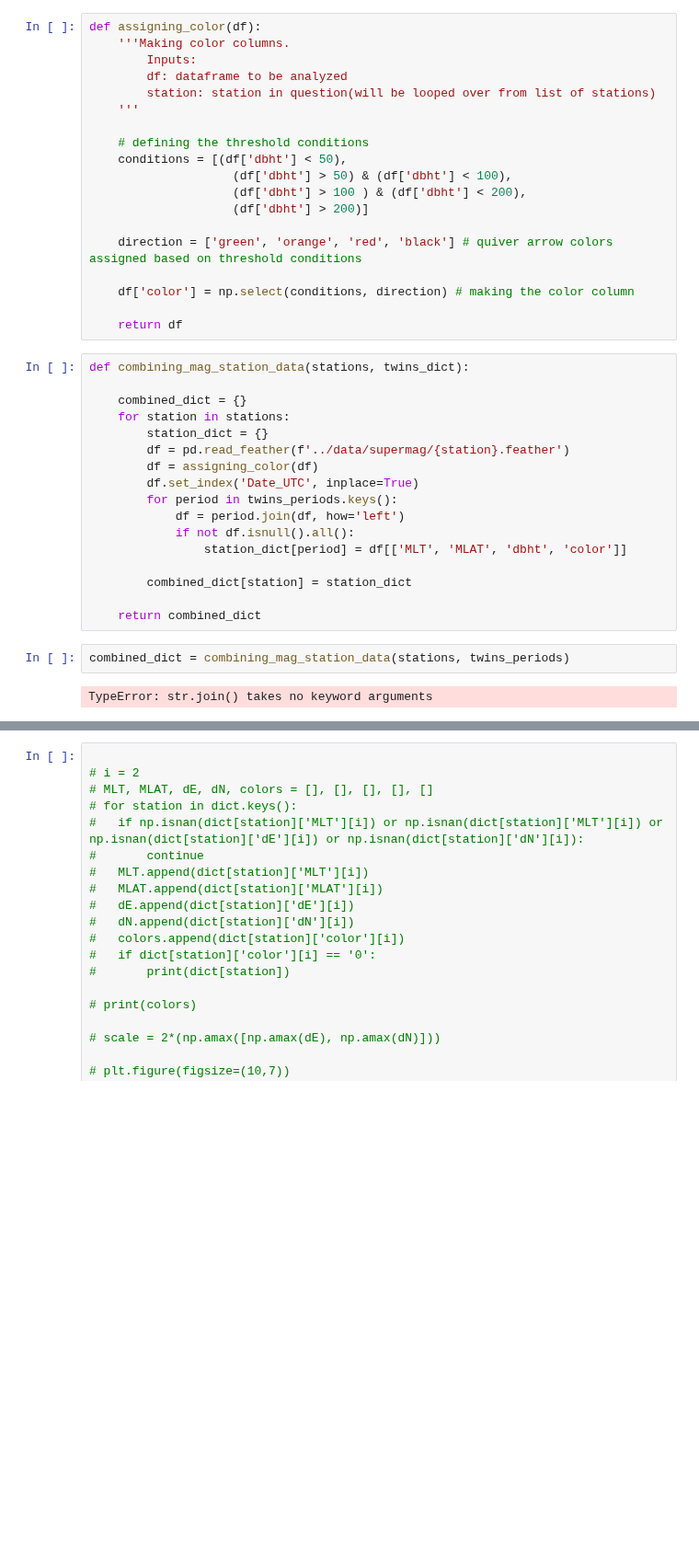
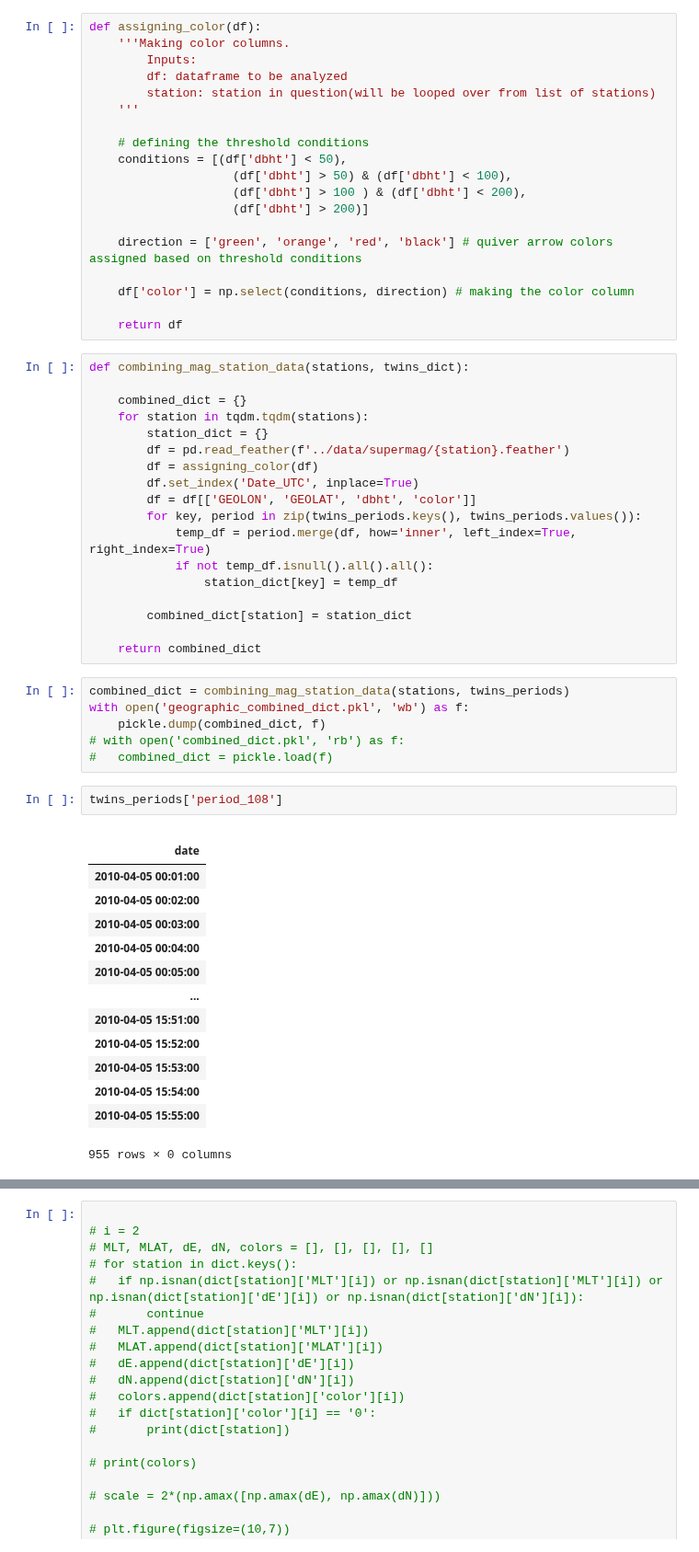
Before and after one commit to mikecoughlan/examining_twins_and_supermag, a Jupyter notebook: looking_at_ENA_timestamps.ipynb, the cells around one changed output, grey strips where cells are left out. Shown at 92% size. Saved outputs shown, nothing was run; the diff lists cells and outputs as text; blank space fills up the shorter version.

```diff
--- a/looking_at_ENA_timestamps.ipynb
+++ b/looking_at_ENA_timestamps.ipynb
@@ -168,21 +177,41 @@ def assigning_color(df):
 def combining_mag_station_data(stations, twins_dict):
 
 	combined_dict = {}
-	for station in stations:
+	for station in tqdm.tqdm(stations):
 		station_dict = {}
 		df = pd.read_feather(f'../data/supermag/{station}.feather')
 		df = assigning_color(df)
 		df.set_index('Date_UTC', inplace=True)
-		for period in twins_periods.keys():
-			df = period.join(df, how='left')
-			if not df.isnull().all():
-				station_dict[period] = df[['MLT', 'MLAT', 'dbht', 'color']]
+		df = df[['GEOLON', 'GEOLAT', 'dbht', 'color']]
+		for key, period in zip(twins_periods.keys(), twins_periods.values()):
+			temp_df = period.merge(df, how='inner', left_index=True, right_index=True)
+			if not temp_df.isnull().all().all():
+				station_dict[key] = temp_df
 
 		combined_dict[station] = station_dict
 
 	return combined_dict
 # %%
 combined_dict = combining_mag_station_data(stations, twins_periods)
+with open('geographic_combined_dict.pkl', 'wb') as f:
+	pickle.dump(combined_dict, f)
+# with open('combined_dict.pkl', 'rb') as f:
+# 	combined_dict = pickle.load(f)
-# %% [output]
-TypeError: str.join() takes no keyword arguments
+# %%
+twins_periods['period_108']
+# %% [output]
+|  |
+| date |
+| 2010-04-05 00:01:00 |
+| 2010-04-05 00:02:00 |
+| 2010-04-05 00:03:00 |
+| 2010-04-05 00:04:00 |
+| 2010-04-05 00:05:00 |
+| ... |
+| 2010-04-05 15:51:00 |
+| 2010-04-05 15:52:00 |
+| 2010-04-05 15:53:00 |
+| 2010-04-05 15:54:00 |
+| 2010-04-05 15:55:00 |
+955 rows × 0 columns
 # %%
```
Also changed, not shown: parts of 4 cells of this notebook.
